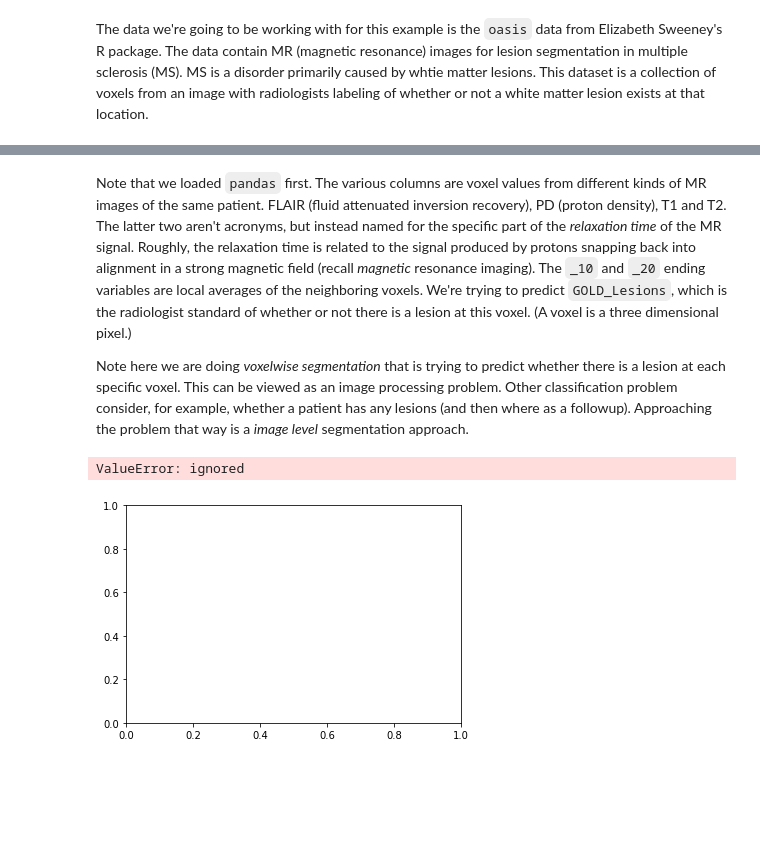
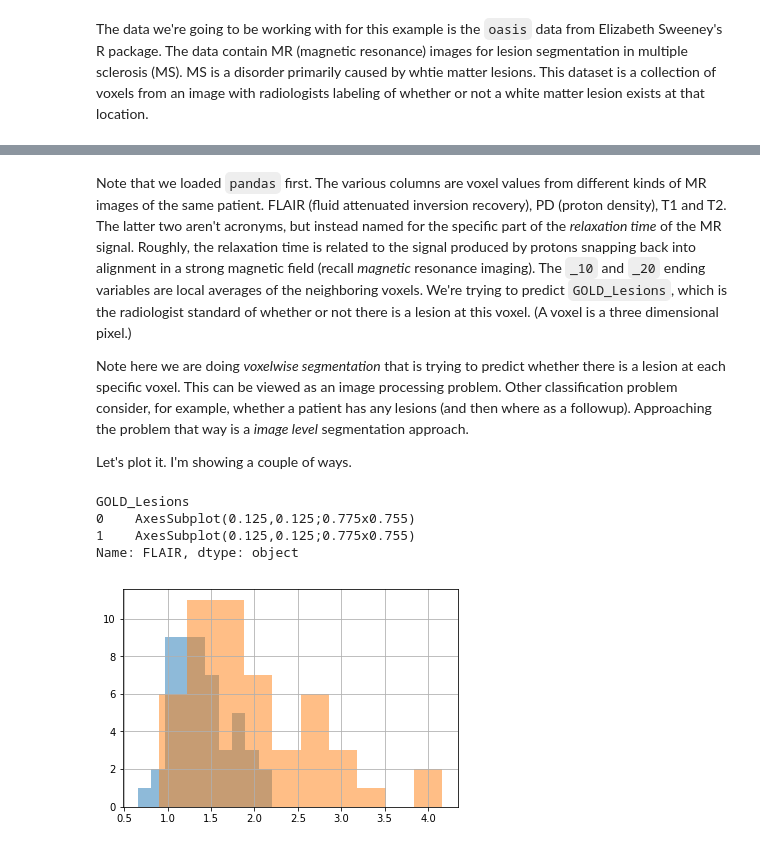
Before and after one commit to bcaffo/ds4bme_intro, a Jupyter notebook: lectures/lecture2.ipynb, the cells around one changed output, grey strips where cells are left out. Saved outputs shown, nothing was run; the diff lists cells and outputs as text; code cells hidden in the pictures; blank space fills up the shorter version.

```diff
--- a/lectures/lecture2.ipynb
+++ b/lectures/lecture2.ipynb
@@ -31,3 +20,5 @@ dat.head(4)
 Note that we loaded `pandas` first. The various columns are voxel values from different kinds of MR images of the same patient. FLAIR (fluid attenuated inversion recovery), PD (proton density), T1 and T2. The latter two aren't acronyms, but instead named for the specific part of the *relaxation time* of the MR signal. Roughly, the relaxation time is related to the signal produced by protons snapping back into alignment in a strong magnetic field (recall *magnetic* resonance imaging). The `_10` and `_20` ending variables are local averages of the neighboring voxels. We're trying to predict `GOLD_Lesions`, which is the radiologist standard of whether or not there is a lesion at this voxel. (A voxel is a three dimensional pixel.)
 
 Note here we are doing *voxelwise segmentation* that is trying to predict whether there is a lesion at each specific voxel. This can be viewed as an image processing problem. Other classification problem consider, for example, whether a patient has any lesions (and then where as a followup). Approaching the problem that way is a *image  level* segmentation approach.
+
+Let's plot it. I'm showing a couple of ways.
@@ -37,7 +25,8 @@ from matplotlib import pyplot as pp
-# %%
-pp.hist('FLAIR', 'GOLD_Lesions', data = dat)
-#plt.legend(loc='upper right')
-#plt.show()
-# %% [output]
-ValueError: ignored
-[figure, removed]
+# %%
+dat.groupby('GOLD_Lesions').FLAIR.hist(alpha= .5)
+# %% [output]
+GOLD_Lesions
+0    AxesSubplot(0.125,0.125;0.775x0.755)
+1    AxesSubplot(0.125,0.125;0.775x0.755)
+Name: FLAIR, dtype: object
+[figure, added]
```
Also changed, not shown: parts of 4 cells of this notebook.
